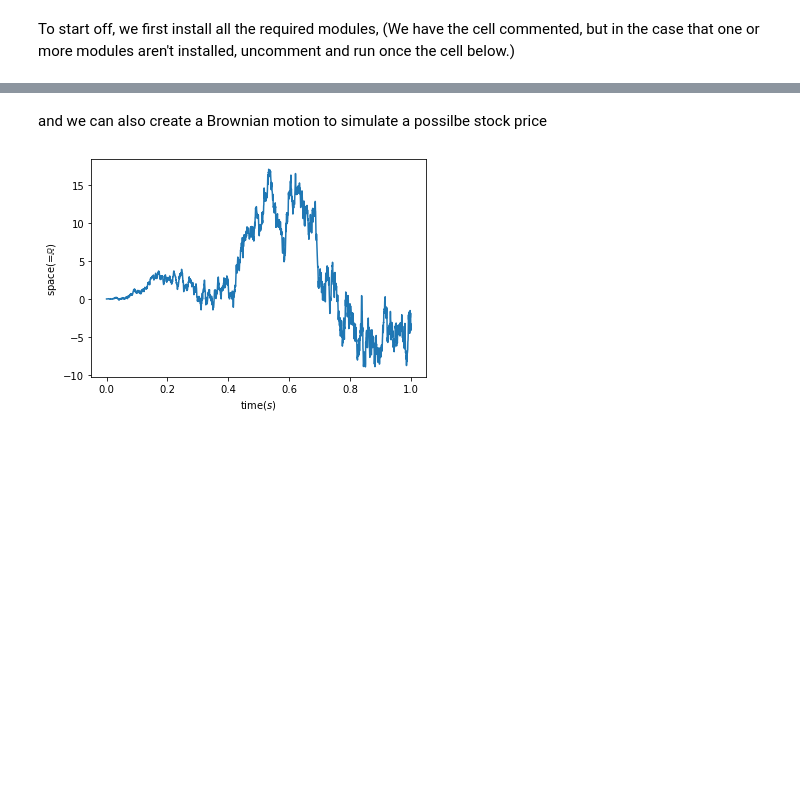
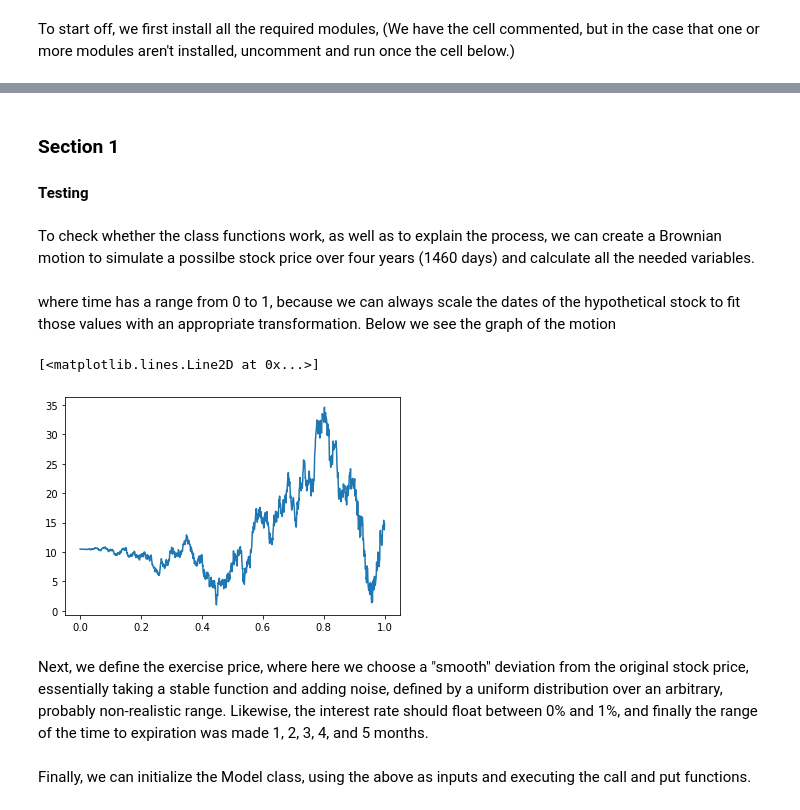
Before and after one commit to aethrvmn/Black-Scholes-Model, a Jupyter notebook: assignment.ipynb, the cells around one changed output, grey strips where cells are left out. Cells and saved outputs as stored; diff of their text form; code cells hidden in the pictures; blank space fills up the shorter version.

```diff
--- a/assignment.ipynb
+++ b/assignment.ipynb
@@ -23,20 +19,28 @@ bs = Model(1,1,1,1,1)
-# %% [markdown]
-and we can also create a Brownian motion to simulate a possilbe stock price
+# %% [markdown]
+### Section 1
+
+#### Testing
+# %% [markdown]
+To check whether the class functions work, as well as to explain the process, we can create a Brownian motion to simulate a possilbe stock price over four years (1460 days) and calculate all the needed variables.
 # %%
-def brownian(t, x=0, y=1):
-    mu, sigma = x*t, y*t
-    return np.random.normal(mu, sigma)
+def brownian(time_range, mean=0, sd=1):
+    time = np.linspace(0,1,time_range)
+    path = np.zeros(time_range)
+    for i in np.arange(1, time_range):
+        path[i] = path[i-1]+np.random.normal(mean*time[i], sd*time[i])
 
-time = np.linspace(0,1,2000)
-path = np.zeros(len(time))
-
-for i in np.arange(1, len(time)):
-    path[i] = path[i-1]+brownian(time[i])
-
-plt.plot(time,path)
-plt.xlabel('time($s$)')
-plt.ylabel('space(=$\mathbb{R}$)')
-plt.savefig('1dbrown.png')
-plt.show()
+    volatility = max(path)-min(path)
+    return time, path#, volatility
-# %% [output]
-[figure, removed]
+# %% [markdown]
+where time has a range from 0 to 1, because we can always scale the dates of the hypothetical stock to fit those values with an appropriate transformation. Below we see the graph of the motion
+# %%
+time_range = 1460 #in days
+walk = brownian(time_range)
+time = walk[0]
+stock_price = walk[1] - min(walk[1]) +1
+plt.plot(time, stock_price)
+# %% [output]
+[<matplotlib.lines.Line2D at 0x...>]
+[figure, added]
+# %% [markdown]
+Next, we define the exercise price, where here we choose a "smooth" deviation from the original stock price, essentially taking a stable function and adding noise, defined by a uniform distribution over an arbitrary, probably non-realistic range. Likewise, the interest rate should float between 0% and 1%, and finally the range of the time to expiration was made 1, 2, 3, 4, and 5 months.
@@ -42,0 +53,2 @@ plt.show()
+# %% [markdown]
+Finally, we can initialize the Model class, using the above as inputs and executing the call and put functions.
```
Also changed, not shown: parts of 20 cells of this notebook, 11 other files.
